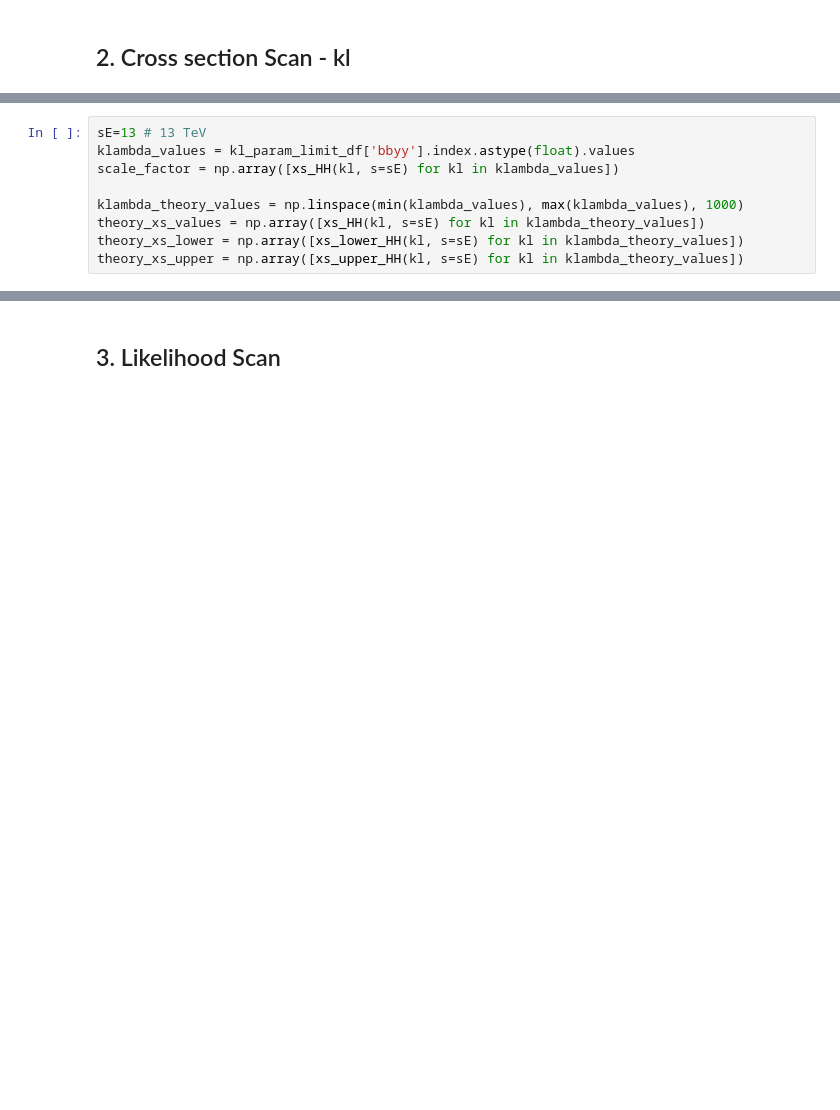
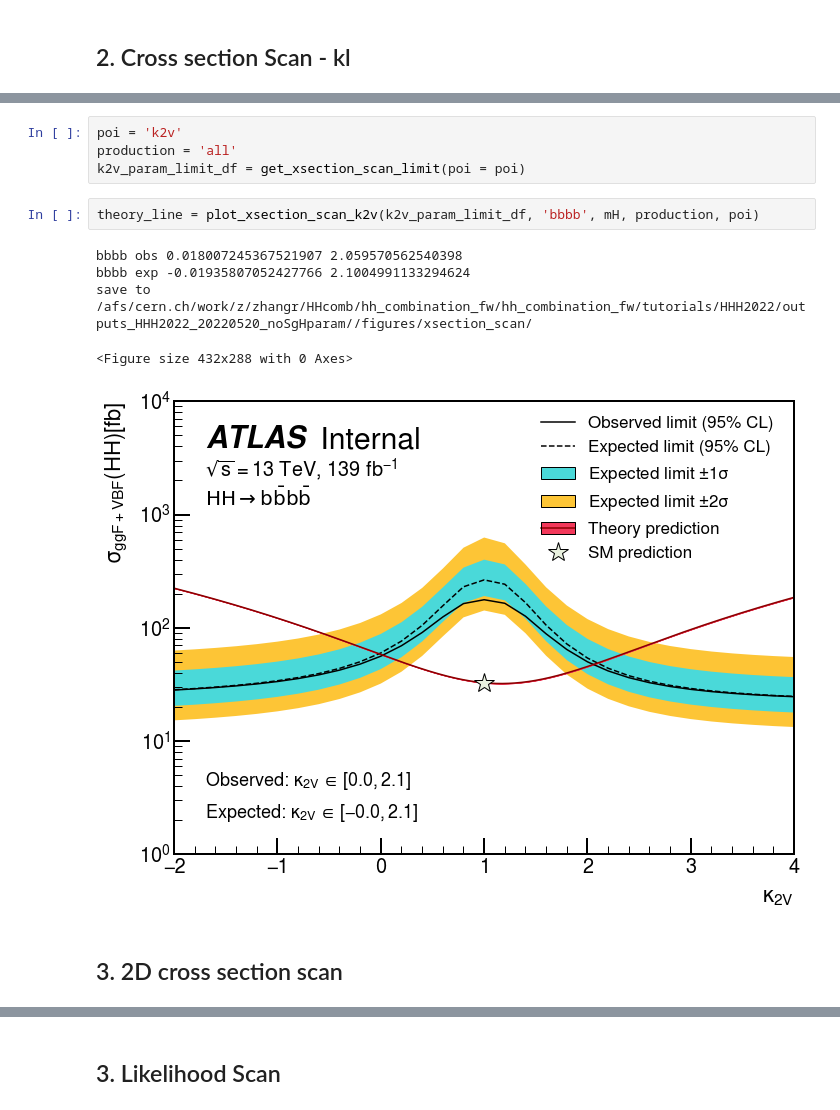
Before and after one commit to dyl64/hh_combination_fw, a Jupyter notebook: tutorials/HHH2022/GenPlots.ipynb, the cells around one changed output, grey strips where cells are left out. Cells and saved outputs as stored; diff of their text form; blank space fills up the shorter version.

```diff
--- a/tutorials/HHH2022/GenPlots.ipynb
+++ b/tutorials/HHH2022/GenPlots.ipynb
@@ -224,9 +372,0 @@ from quickstats.plots import UpperLimit2DPlot
-# %%
-sE=13 # 13 TeV
-klambda_values = kl_param_limit_df['bbyy'].index.astype(float).values
-scale_factor = np.array([xs_HH(kl, s=sE) for kl in klambda_values])
-
-klambda_theory_values = np.linspace(min(klambda_values), max(klambda_values), 1000)
-theory_xs_values = np.array([xs_HH(kl, s=sE) for kl in klambda_theory_values])
-theory_xs_lower = np.array([xs_lower_HH(kl, s=sE) for kl in klambda_theory_values])
-theory_xs_upper = np.array([xs_upper_HH(kl, s=sE) for kl in klambda_theory_values])
@@ -402,0 +531,14 @@ def plot_xs(in_path, out_path, save=False):
+# %%
+poi = 'k2v'
+production = 'all'
+k2v_param_limit_df = get_xsection_scan_limit(poi = poi)
+# %%
+theory_line = plot_xsection_scan_k2v(k2v_param_limit_df, 'bbbb', mH, production, poi)
+# %% [output]
+bbbb obs 0.018007245367521907 2.059570562540398
+bbbb exp -0.01935807052427766 2.1004991133294624
+save to /afs/cern.ch/work/z/zhangr/HHcomb/hh_combination_fw/hh_combination_fw/tutorials/HHH2022/outputs_HHH2022_20220520_noSgHparam//figures/xsection_scan/
+<Figure size 432x288 with 0 Axes>
+[figure, added]
+# %% [markdown]
+## 3. 2D cross section scan
```
Also changed, not shown: parts of 35 cells of this notebook, 4 other files.
